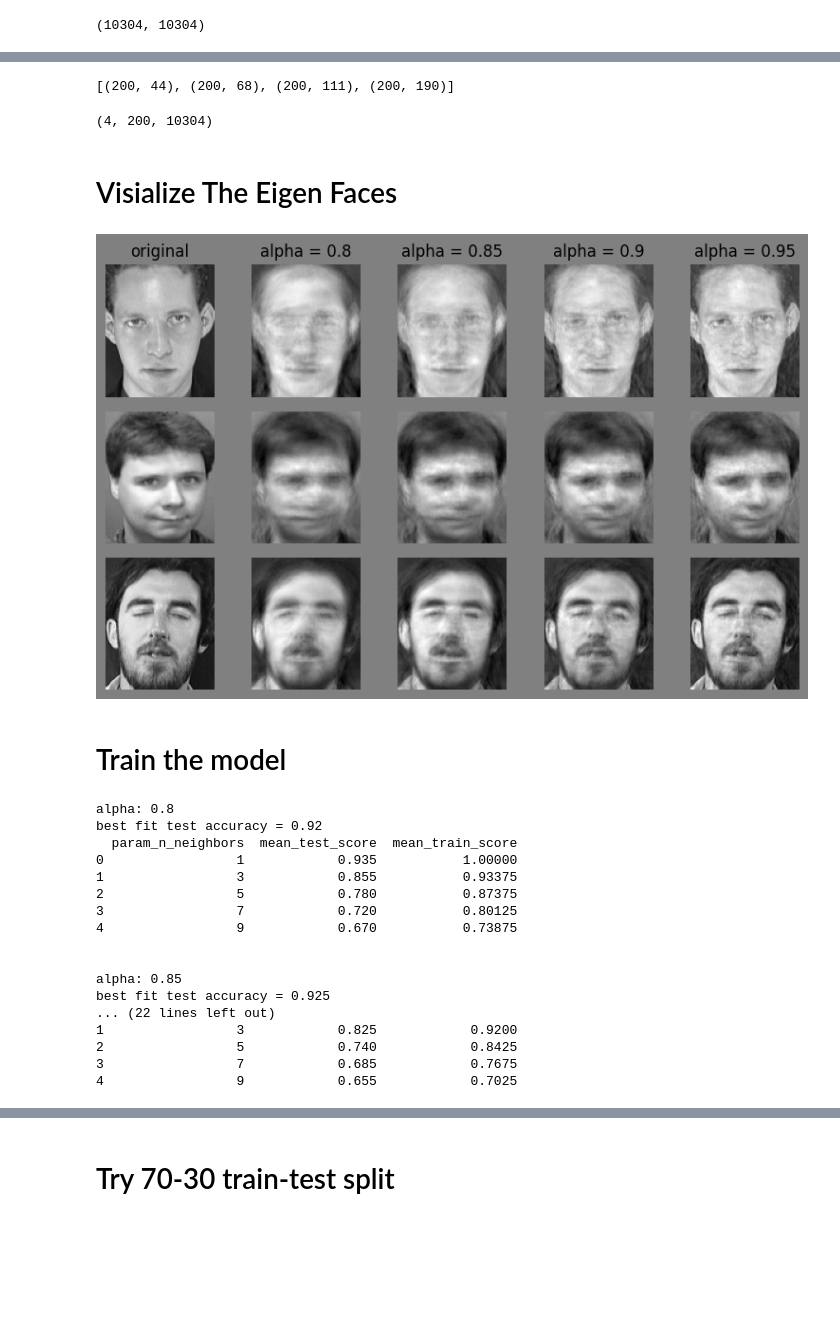
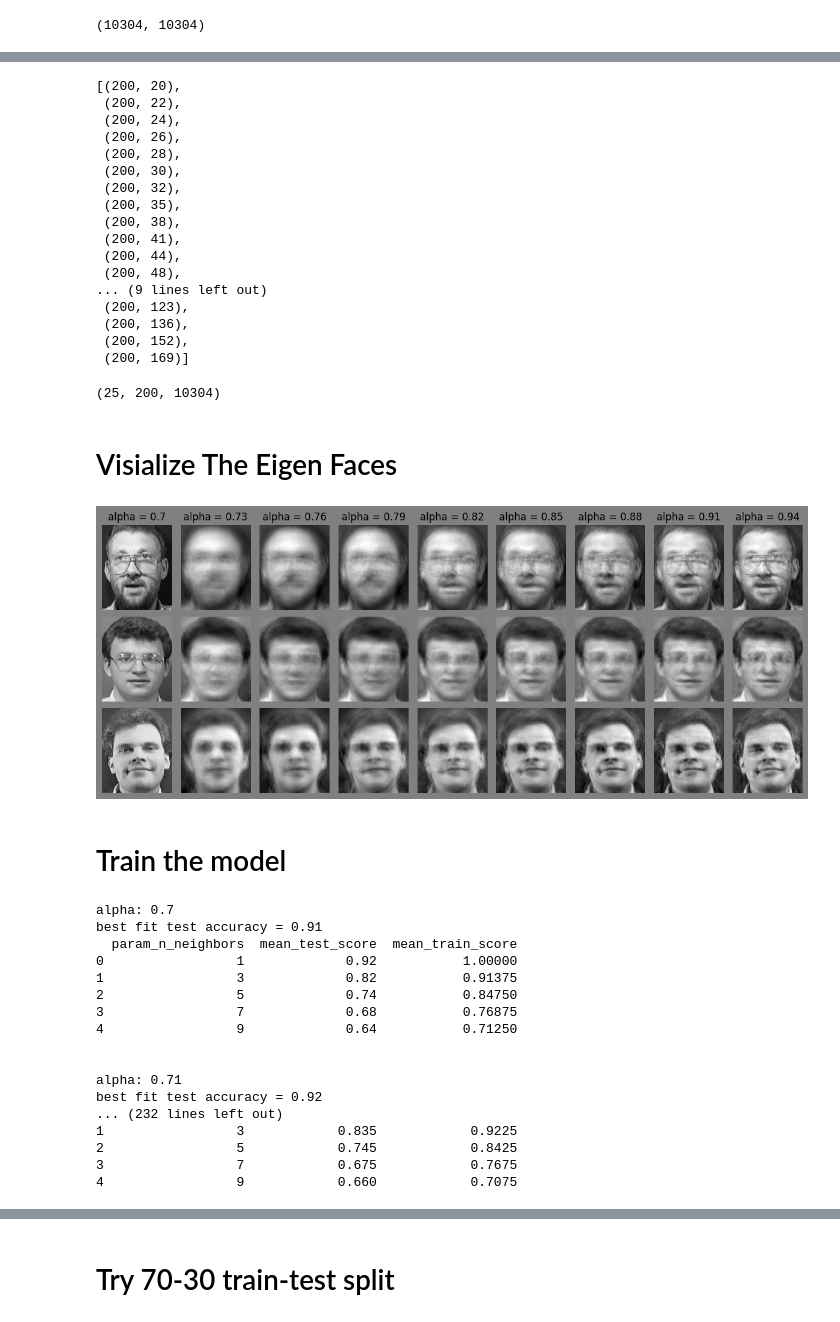
Before and after one commit to Omar-Atef-Bakr/introduction_to_machine_learning, a Jupyter notebook: assigment_three/solution.ipynb, the cells around one changed output, grey strips where cells are left out. Cells and saved outputs as stored; diff of their text form; code cells hidden in the pictures; blank space fills up the shorter version.

Commit message:
added more alphas

```diff
--- a/assigment_three/solution.ipynb
+++ b/assigment_three/solution.ipynb
@@ -107,7 +107,7 @@ eig_values = np.flip(eig_values)                        # flip values to get the
 eig_vectors = np.flip(eig_vectors, axis=1)              # flip vectors to get the descending order
 # %%
 # define the alphas we will test
-alphas = [0.8, 0.85, 0.9, 0.95]
+alphas = [i/100 for i in range(70, 95, 1)]
 
 # calculate sum of eigen values for later calculations
 eigen_sum = eig_values.sum()
@@ -142,36 +174,58 @@ test_projections = [test_meaned @ base for base in basis]
 # %%
 [projection.shape for projection in train_projections]
 # %% [output]
-[(200, 44), (200, 68), (200, 111), (200, 190)]
+[(200, 20),
+ (200, 22),
+ (200, 24),
+ (200, 26),
+ (200, 28),
+ (200, 30),
+ (200, 32),
+ (200, 35),
+ (200, 38),
+ (200, 41),
+ (200, 44),
+ (200, 48),
+... (9 lines left out)
+ (200, 123),
+ (200, 136),
+ (200, 152),
+ (200, 169)]
 # %%
 train_reconstructions = np.array([proj @ base.T + mean for proj,base in zip(train_projections, basis)])
 # %%
 train_reconstructions.shape
 # %% [output]
-(4, 200, 10304)
+(25, 200, 10304)
 # %% [markdown]
 # Visialize The Eigen Faces
 # %%
-fig, ax = plt.subplots(3, 1 + len(alphas), figsize = (8,5))
+rows = (len(alphas))
+cols = 3
+
+rng = range(0, rows, (rows//8))
+rows = len(list(rng))
+
+fig, ax = plt.subplots(cols, rows, figsize = (12,5))
 fig.patch.set_color("grey")
-ax[0][0].set_title(f"original")
+ax[0][0].set_title("original")
 
-for i in range(1,5):
-    ax[0][i].set_title(f"alpha = {alphas[i-1]}")
+for i, a in enumerate(rng):
+    ax[0][i].set_title(f"alpha = {alphas[a]}")
 
-for i in range(3):
-    ind = np.random.randint(0, 200)
+for i in range(cols):
+    ind = np.random.randint(0, len(x_train))
     ax[i][0].imshow(x_train[ind,:].reshape(length, width), cmap="gray")
     ax[i][0].axis("off")
 
-    for j in range(1, 5):
-        img = train_reconstructions[j-1][ind]
+    for j, a in zip(range(1, rows), rng):
+        img = train_reconstructions[a][ind]
 
         ax[i][j].imshow(img.reshape(length, width), cmap="gray")
         ax[i][j].axis("off")
 fig.tight_layout()
 # %% [output]
-[figure, old version]
+[figure, new version]
 # %% [markdown]
 # Train the model
 # %%
@@ -197,23 +251,23 @@ for i, proj in enumerate(train_projections):
 
     print(f"alpha: {alphas[i]}\n", f"best fit test accuracy = {acc}\n", knn_selected_results, "\n\n", sep="")
 # %% [output]
-alpha: 0.8
-best fit test accuracy = 0.92
+alpha: 0.7
+best fit test accuracy = 0.91
   param_n_neighbors  mean_test_score  mean_train_score
-0                 1            0.935           1.00000
-1                 3            0.855           0.93375
-2                 5            0.780           0.87375
-3                 7            0.720           0.80125
-4                 9            0.670           0.73875
+0                 1             0.92           1.00000
+1                 3             0.82           0.91375
+2                 5             0.74           0.84750
+3                 7             0.68           0.76875
+4                 9             0.64           0.71250
 
 
-alpha: 0.85
-best fit test accuracy = 0.925
-... (22 lines left out)
-1                 3            0.825            0.9200
-2                 5            0.740            0.8425
-3                 7            0.685            0.7675
-4                 9            0.655            0.7025
+alpha: 0.71
+best fit test accuracy = 0.92
+... (232 lines left out)
+1                 3            0.835            0.9225
+2                 5            0.745            0.8425
+3                 7            0.675            0.7675
+4                 9            0.660            0.7075
 # %%
 fig = plt.figure()
 fig.patch.set_facecolor('gold')
```
Also changed, not shown: parts of 8 cells of this notebook.
